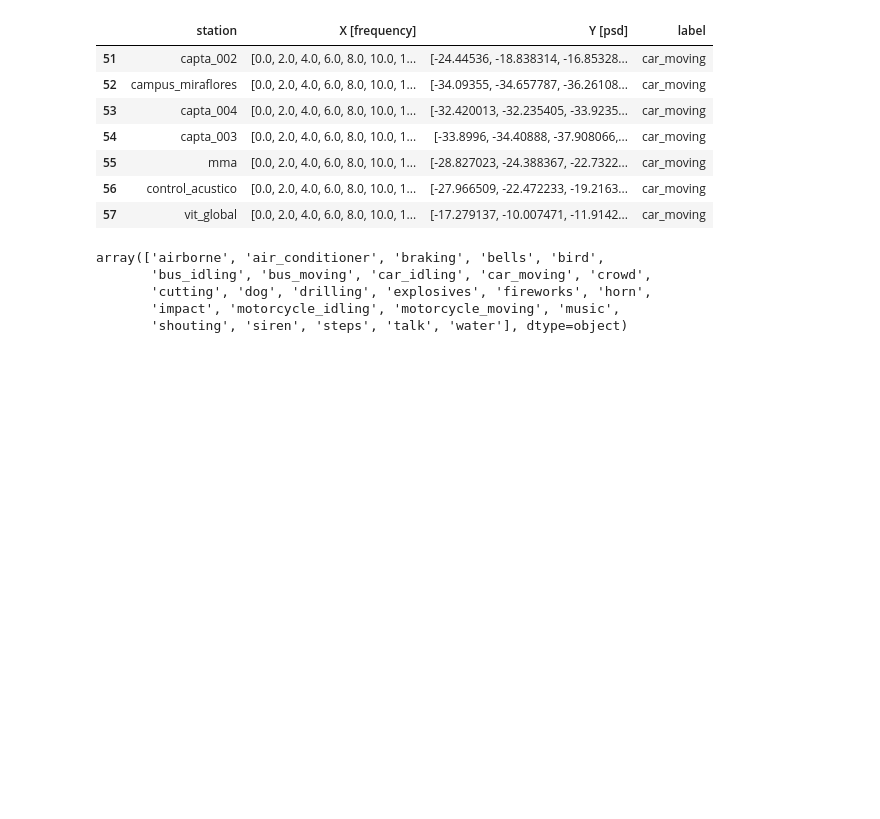
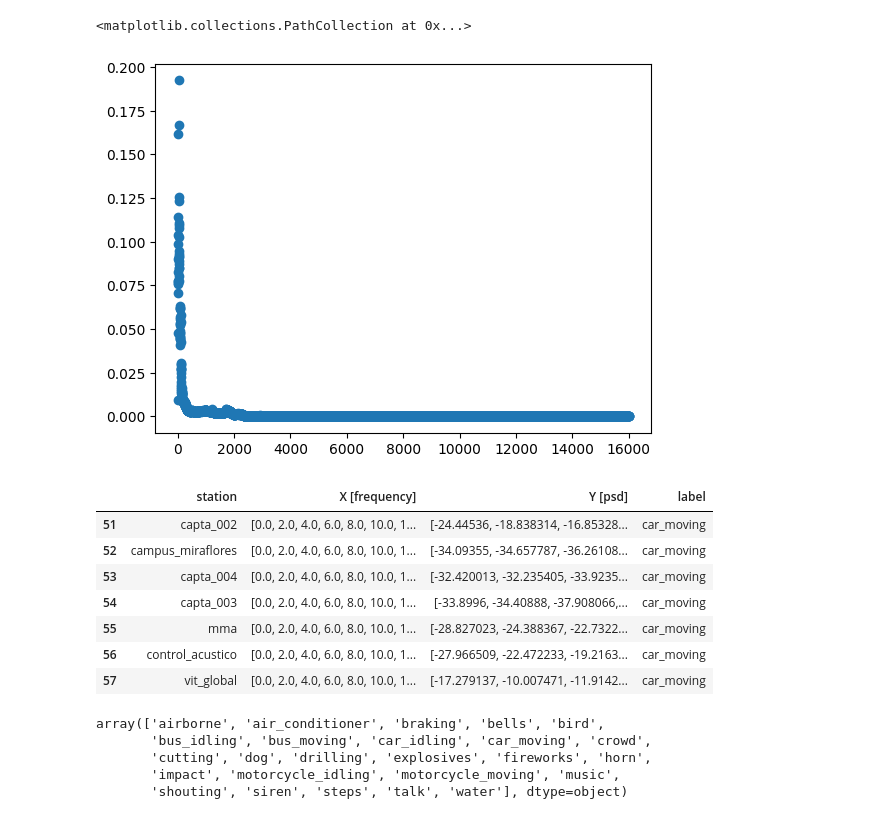
Before and after one commit to JoaquinRMorales/fusa_noise, a Jupyter notebook: Experiments.ipynb, the cells around one changed output. Drawn from its saved outputs; the diff is of its cells as text; code cells hidden in the pictures; blank space fills up the shorter version.

```diff
--- a/Experiments.ipynb
+++ b/Experiments.ipynb
@@ -75,3 +176,9 @@ df
+# %%
+plt.scatter(df.loc[df['station']=='capta_002', 'X [frequency]'][0], df.loc[df['station']=='capta_002', 'Y [psd]'][0]
+)
+# %% [output]
+<matplotlib.collections.PathCollection at 0x...>
+[figure, added]
 # %%
 df.loc[df['label'] == 'car_moving']
 # %% [output]
```
Also changed, not shown: parts of 20 cells of this notebook, 1 other file.
